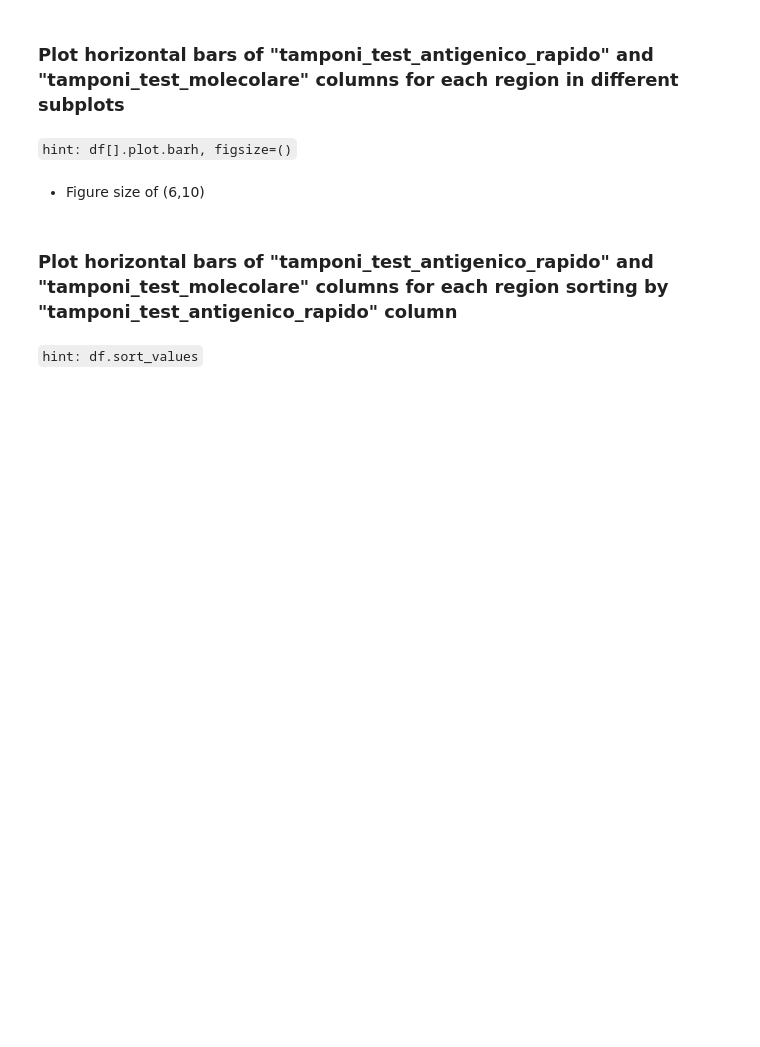
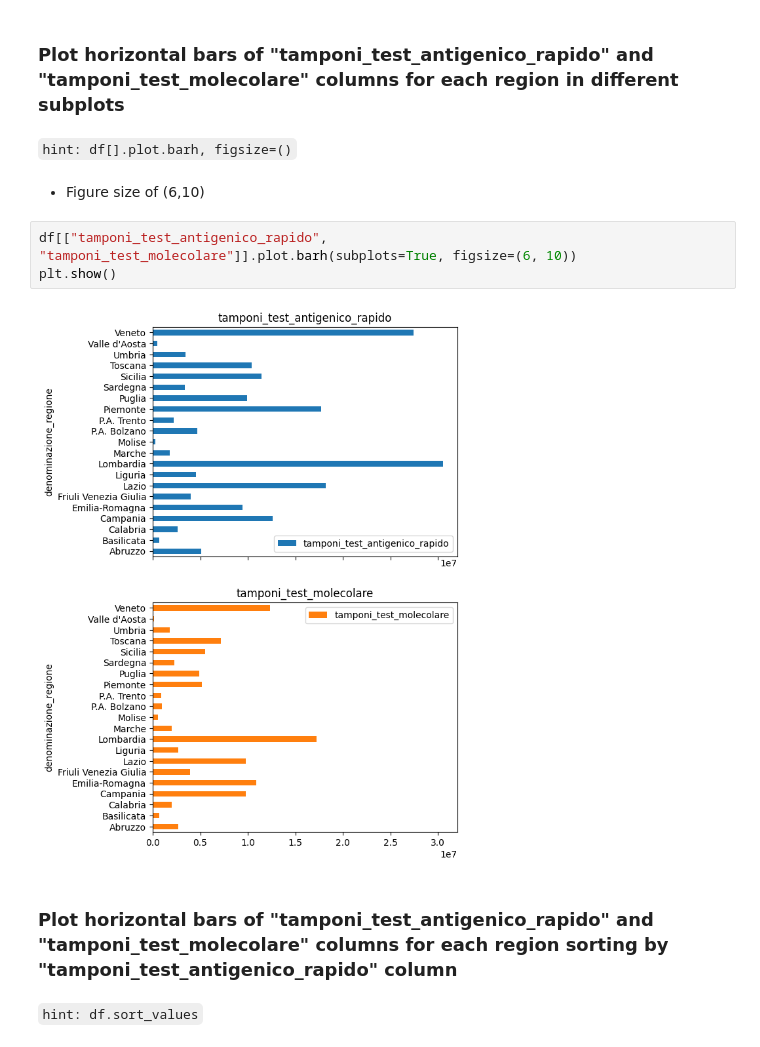
Before and after one commit to Ergys97/MLDM-Scripts, a Jupyter notebook: Python-Introduction/05-pandas-Exercises.ipynb, the cells around one changed output. Cells and saved outputs as stored; diff of their text form; blank space fills up the shorter version.

```diff
--- a/Python-Introduction/05-pandas-Exercises.ipynb
+++ b/Python-Introduction/05-pandas-Exercises.ipynb
@@ -83,6 +315,11 @@ CSV data at: https://raw.githubusercontent.com/pcm-dpc/COVID-19/master/dati-regi
 `hint: df[].plot.barh, figsize=()`
 # %% [markdown]
 - Figure size of (6,10)
+# %%
+df[["tamponi_test_antigenico_rapido", "tamponi_test_molecolare"]].plot.barh(subplots=True, figsize=(6, 10))
+plt.show()
+# %% [output]
+[figure, added]
 # %% [markdown]
 ### Plot horizontal bars of "tamponi_test_antigenico_rapido" and "tamponi_test_molecolare" columns for each region sorting by "tamponi_test_antigenico_rapido" column
 # %% [markdown]
```
Also changed, not shown: parts of 24 cells of this notebook.
